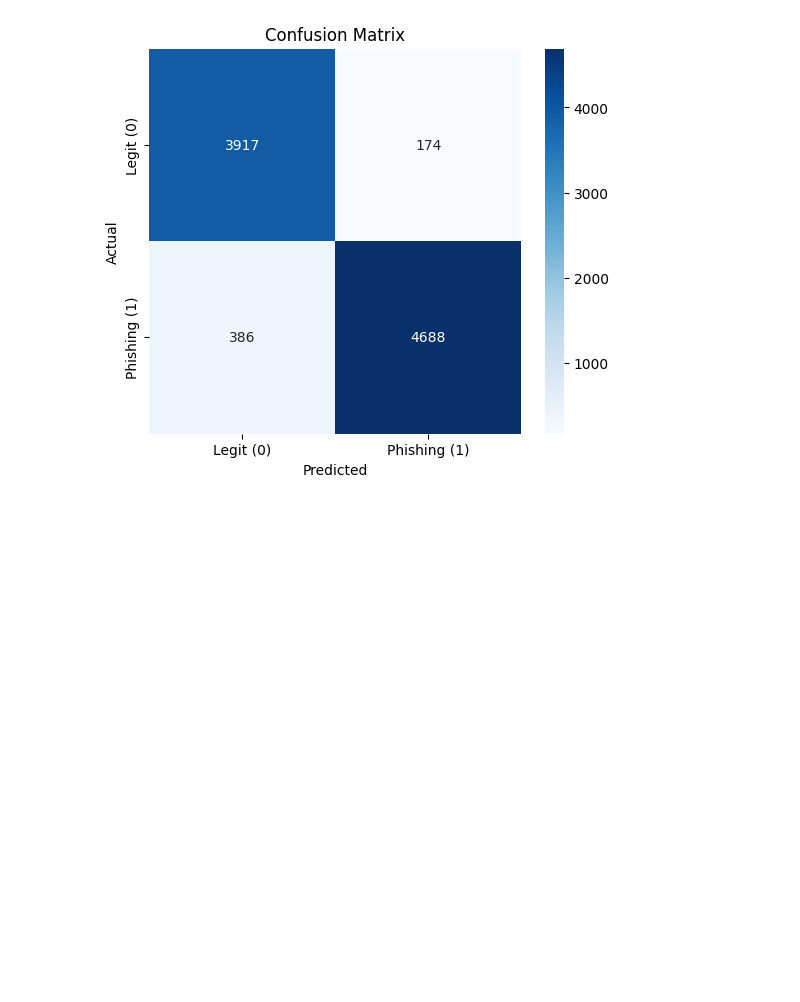
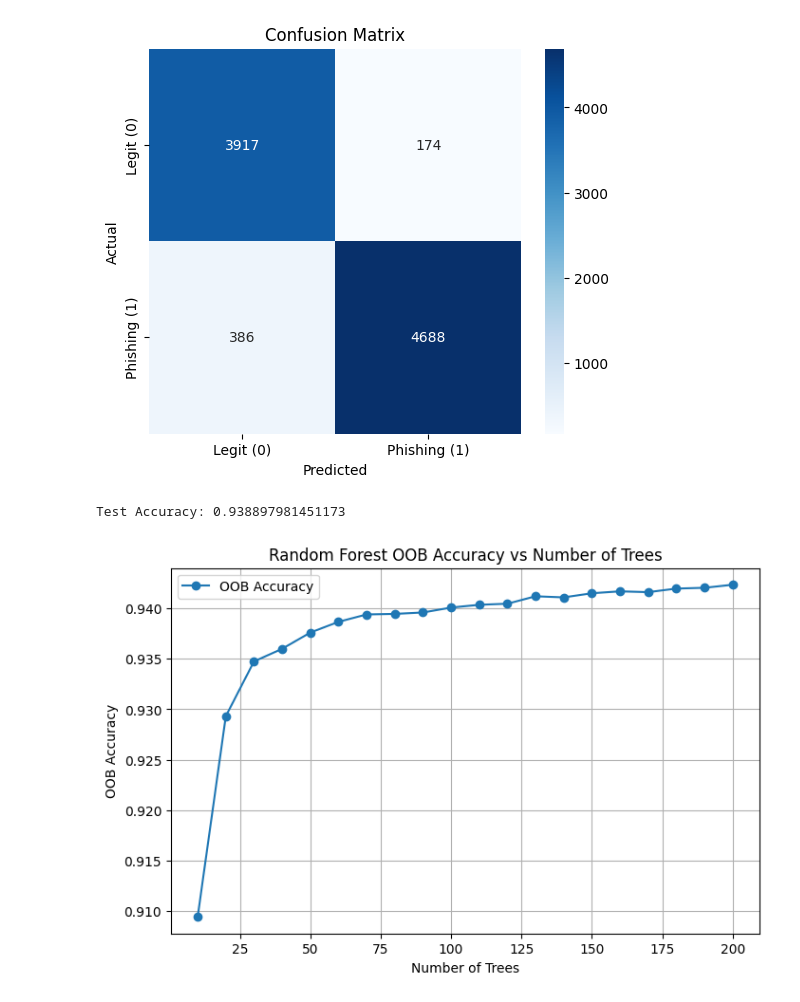
Before and after one commit to surya211099/DetectingPhishingEmail, a Jupyter notebook: DetectPhishingMail.ipynb, the cells around one changed output. Cells and saved outputs as stored; diff of their text form; code cells hidden in the pictures; blank space fills up the shorter version.

```diff
--- a/DetectPhishingMail.ipynb
+++ b/DetectPhishingMail.ipynb
@@ -493,3 +493,37 @@ plt.title('Confusion Matrix')
 plt.show()
 # %% [output]
 [figure]
+# %%
+import matplotlib.pyplot as plt
+from sklearn.ensemble import RandomForestClassifier
+import numpy as np
+
+# Initialize Random Forest with OOB enabled
+rf = RandomForestClassifier(n_estimators=100, oob_score=True, random_state=42, warm_start=True)
+
+oob_errors = []
+n_estimators = range(10, 201, 10)  # vary number of trees
+
+for n in n_estimators:
+    rf.set_params(n_estimators=n)
+    rf.fit(X_train, y_train)
+    oob_error = 1 - rf.oob_score_  # approximate loss
+    oob_errors.append(oob_error)
+
+# Accuracy on test set
+y_pred = rf.predict(X_test)
+accuracy = (y_pred == y_test).mean()
+print("Test Accuracy:", accuracy)
+
+# Plot
+plt.figure(figsize=(8,5))
+plt.plot(n_estimators, 1-np.array(oob_errors), label='OOB Accuracy', marker='o')
+plt.xlabel('Number of Trees')
+plt.ylabel('OOB Accuracy')
+plt.title('Random Forest OOB Accuracy vs Number of Trees')
+plt.legend()
+plt.grid(True)
+plt.show()
+# %% [output]
+Test Accuracy: 0.938897981451173
+[figure, added]
```
Also changed, not shown: parts of 3 cells of this notebook.
